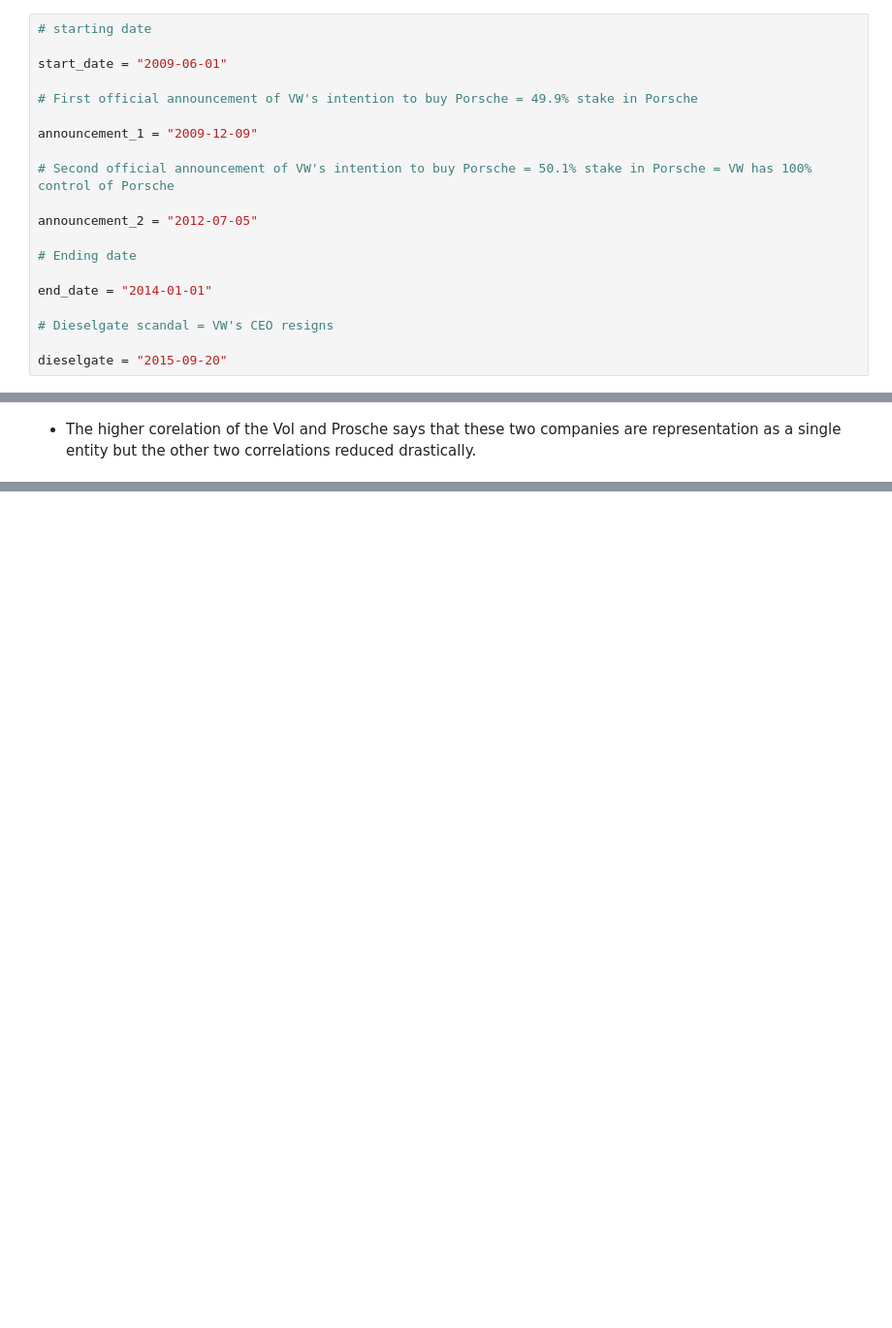
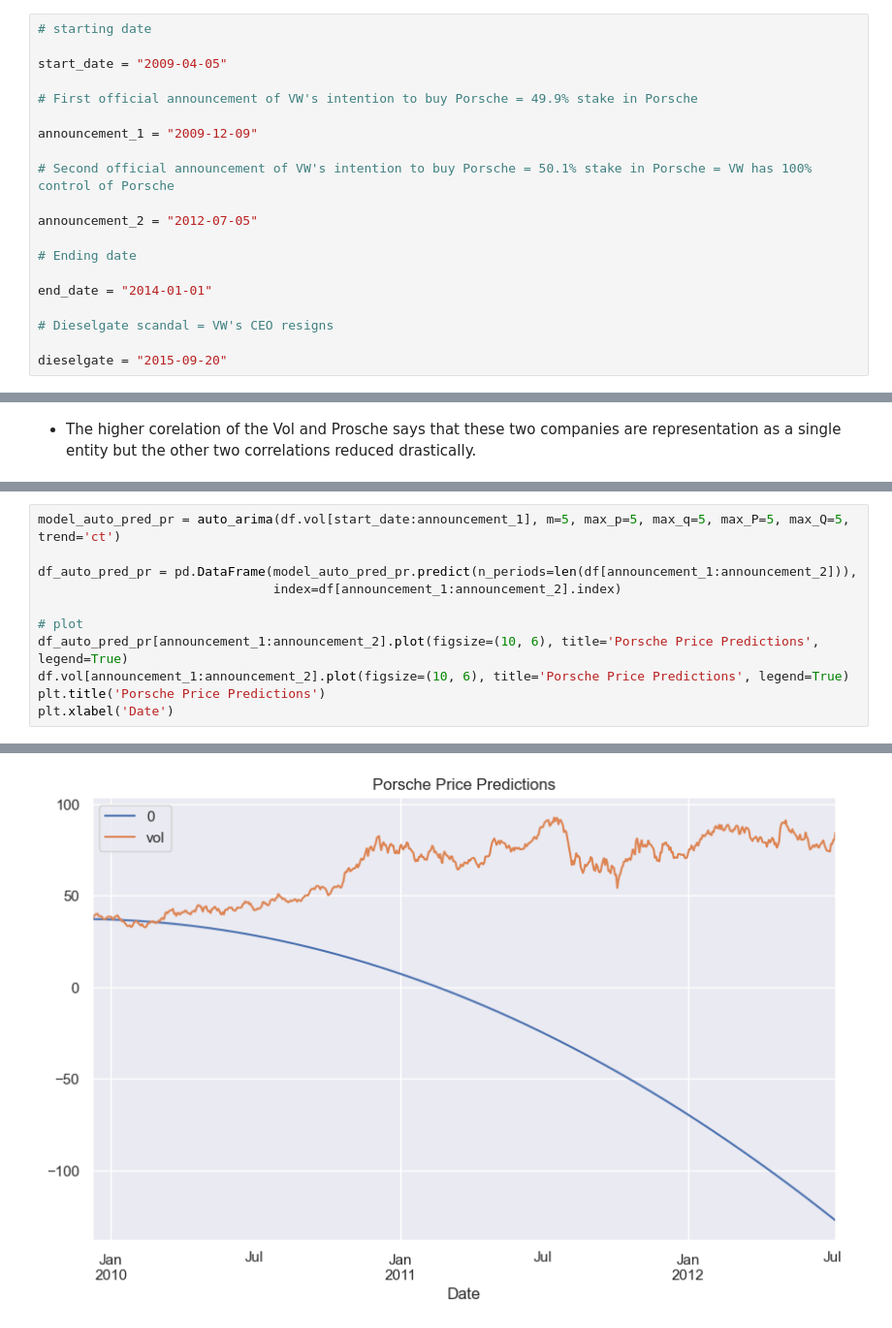
Before and after one commit to niranjan-kamal/time_series_models, a Jupyter notebook: VW_buyout_of_Porche_case_study.ipynb, the cells around one changed output, grey strips where cells are left out. Shown: that part at 97% size. Saved outputs shown, nothing was run; the diff lists cells and outputs as text; blank space fills up the shorter version.

```diff
--- a/VW_buyout_of_Porche_case_study.ipynb
+++ b/VW_buyout_of_Porche_case_study.ipynb
@@ -54,7 +57,7 @@ df = raw_data.copy()
 # %%
 # starting date
 
-start_date = "2009-06-01"
+start_date = "2009-04-05"
 
 # First official announcement of VW's intention to buy Porsche = 49.9% stake in Porsche
 
@@ -262,0 +437,12 @@ Porsche and BMW correlation:            0.17448424719282876
+# %%
+model_auto_pred_pr = auto_arima(df.vol[start_date:announcement_1], m=5, max_p=5, max_q=5, max_P=5, max_Q=5, trend='ct')
+
+df_auto_pred_pr = pd.DataFrame(model_auto_pred_pr.predict(n_periods=len(df[announcement_1:announcement_2])),
+                               index=df[announcement_1:announcement_2].index)
+
+# plot
+df_auto_pred_pr[announcement_1:announcement_2].plot(figsize=(10, 6), title='Porsche Price Predictions', legend=True)
+df.vol[announcement_1:announcement_2].plot(figsize=(10, 6), title='Porsche Price Predictions', legend=True)
+plt.title('Porsche Price Predictions')
+plt.xlabel('Date')
+# %% [output]
@@ -262,0 +450 @@ Porsche and BMW correlation:            0.17448424719282876
+[figure, added]
```
Also changed, not shown: parts of 29 cells of this notebook, 2 other files.
